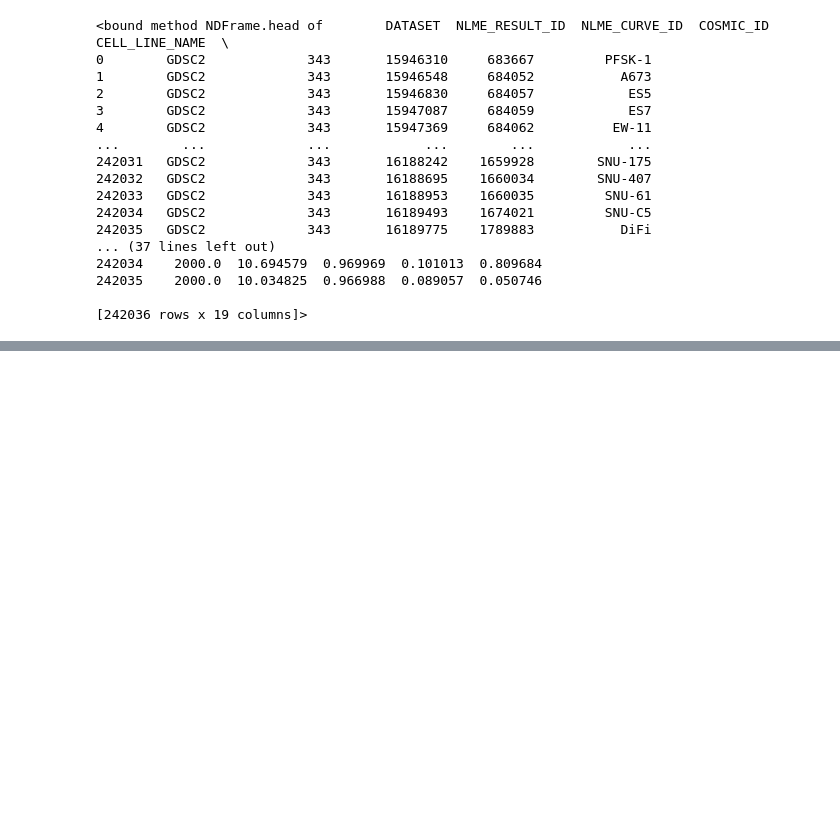
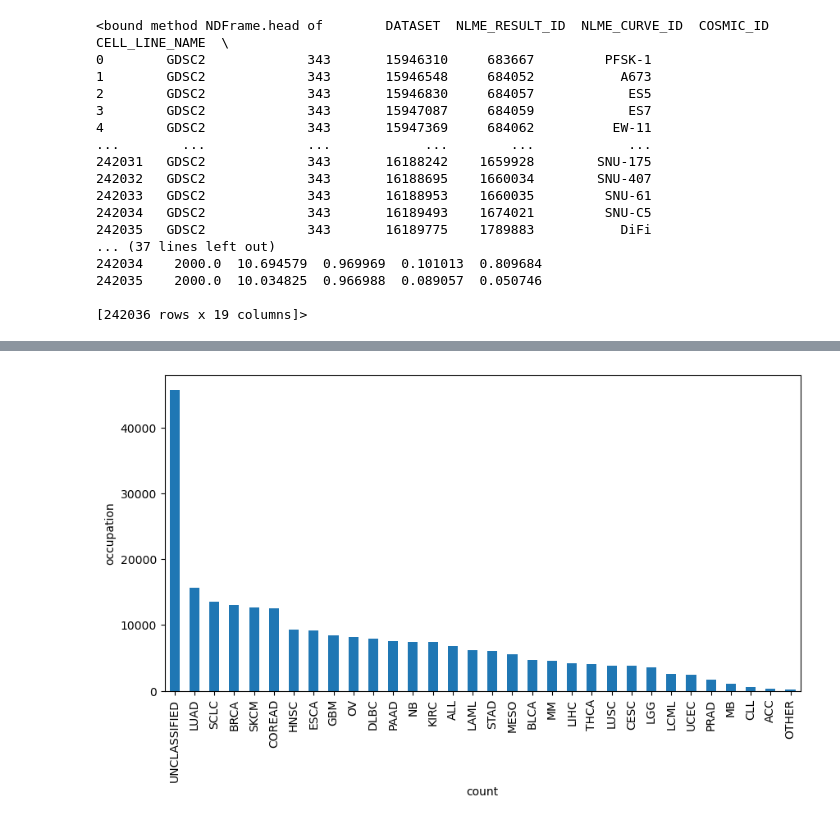
Before and after one commit to meiyi-song/data1030-final, a Jupyter notebook: preprocess.ipynb, the cells around one changed output, grey strips where cells are left out. Saved outputs shown, nothing was run; the diff lists cells and outputs as text; code cells hidden in the pictures; blank space fills up the shorter version.

```diff
--- a/preprocess.ipynb
+++ b/preprocess.ipynb
@@ -53,0 +152,8 @@ df.describe()
+# %%
+plt.figure(figsize=(10, 5))
+df["TCGA_DESC"].value_counts().plot.bar()
+plt.xlabel("count")
+plt.ylabel("occupation")
+plt.show()
+# %% [output]
+[figure, added]
```
Also changed, not shown: parts of 13 cells of this notebook.
